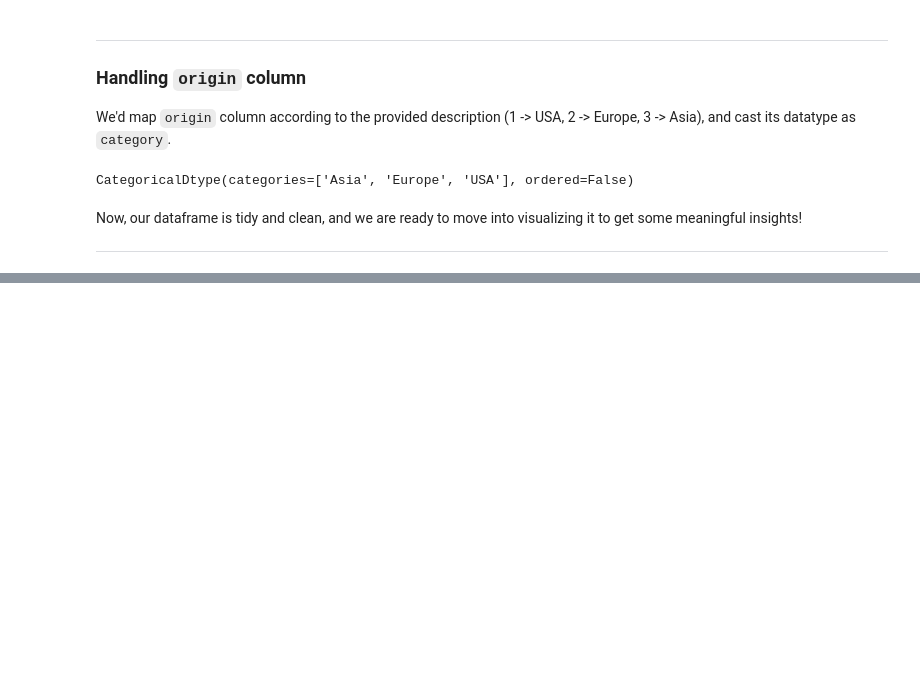
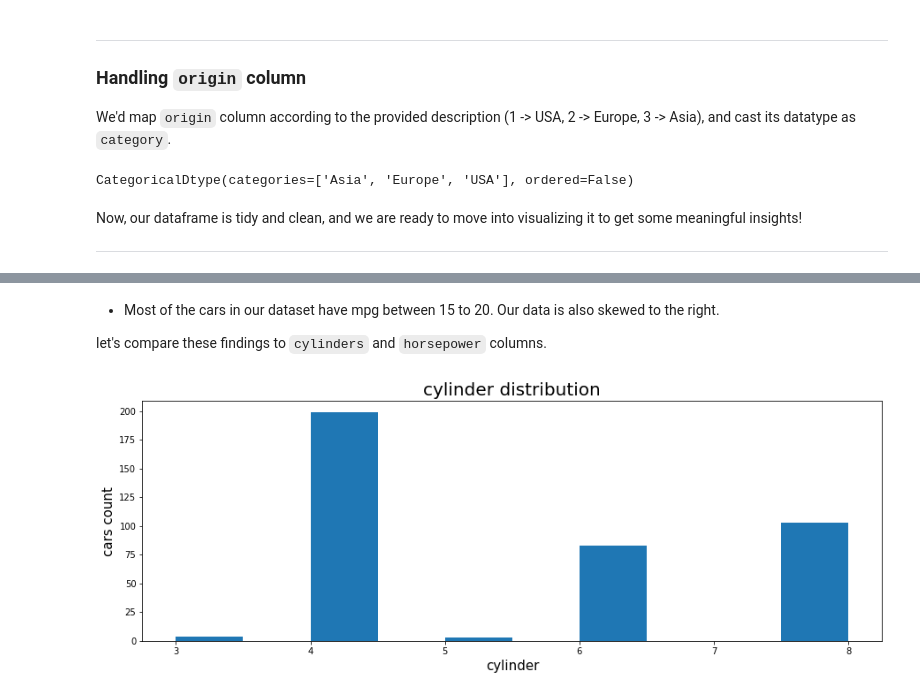
Before and after one commit to xShaimaa/Data-Analysis-Projects, a Jupyter notebook: mpg-dataset-analysis.ipynb, the cells around one changed output, grey strips where cells are left out. Saved outputs shown, nothing was run; the diff lists cells and outputs as text; code cells hidden in the pictures; blank space fills up the shorter version.

```diff
--- a/mpg-dataset-analysis.ipynb
+++ b/mpg-dataset-analysis.ipynb
@@ -174,0 +231,13 @@ ___
+# %% [markdown]
+- Most of the cars in our dataset have mpg between 15 to 20. Our data is also skewed to the right.
+
+let's compare these findings to `cylinders` and `horsepower` columns.
+# %%
+# displaying cylinder column distribution
+plt.figure(figsize=(15,5))
+plt.title("cylinder distribution", fontsize = 20)
+plt.xlabel("cylinder", fontsize = 15)
+plt.ylabel("cars count", fontsize = 15)
+plt.hist(mpg_df["cylinders"]);
+# %% [output]
+[figure, added]
```
Also changed, not shown: parts of 37 cells of this notebook.
